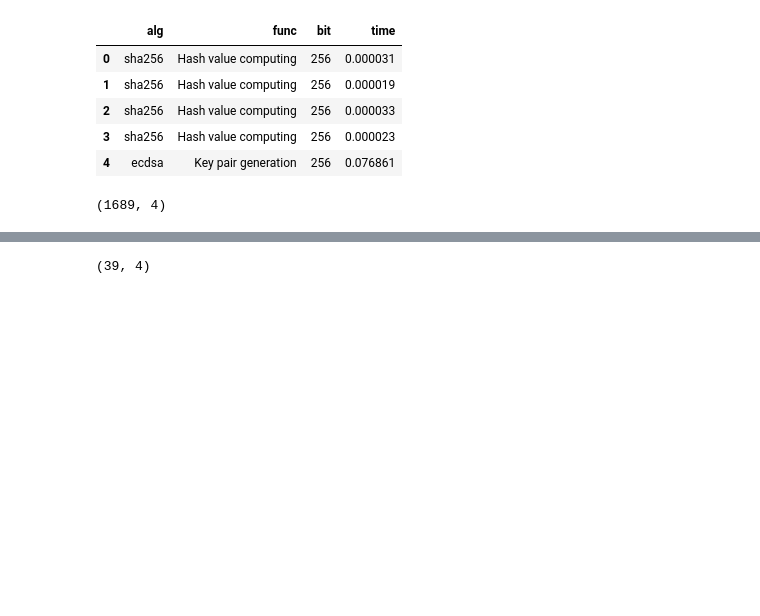
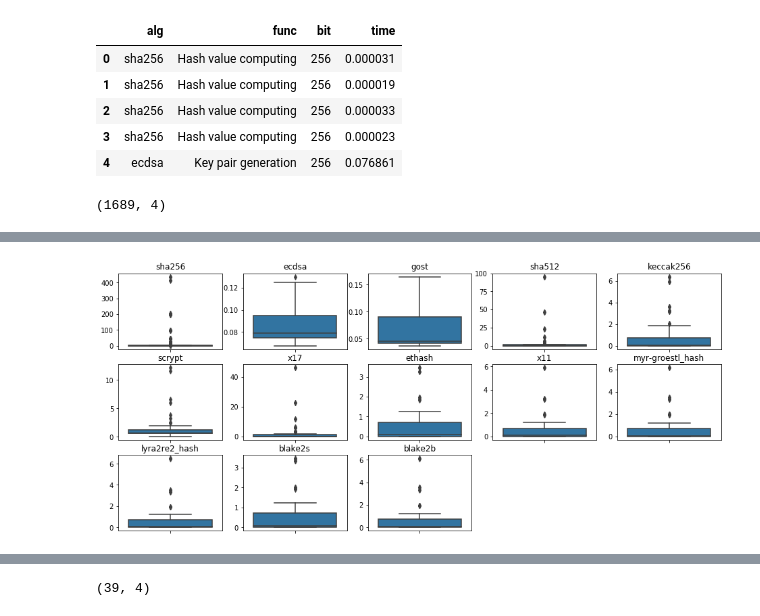
Before and after one commit to Sinopsys/gsl, a Jupyter notebook: profiling-analysis/analys.ipynb, the cells around one changed output, grey strips where cells are left out. Saved outputs shown, nothing was run; the diff lists cells and outputs as text; code cells hidden in the pictures; blank space fills up the shorter version.

```diff
--- a/profiling-analysis/analys.ipynb
+++ b/profiling-analysis/analys.ipynb
@@ -23,0 +40,12 @@ df.drop_duplicates(subset=['alg', 'func', 'bit'], inplace=True)
+# %%
+#let's create a new database with datas of time depends on algorithms
+columns = df.alg.unique()
+d = {}
+for i in range(len(df)):
+    if df.alg[i] in d:
+        d[df.alg[i]].append(df.time[i])
+    else:
+        d[df.alg[i]]=[]
+# %%
+for elem in d:
+    print(len(d[elem]))
@@ -23,0 +66,12 @@ df.drop_duplicates(subset=['alg', 'func', 'bit'], inplace=True)
+# %%
+#AVE EPAM
+i=1
+plt.figure(figsize=(16,7))
+for elem in df.alg.unique():
+    plt.subplot(3,5,i)
+    sns.boxplot(y=d[elem])
+    plt.title(elem)
+    i+=1
+plt.show()
+# %% [output]
+[figure, added]
```
Also changed, not shown: parts of 26 cells of this notebook, 3 other files.
